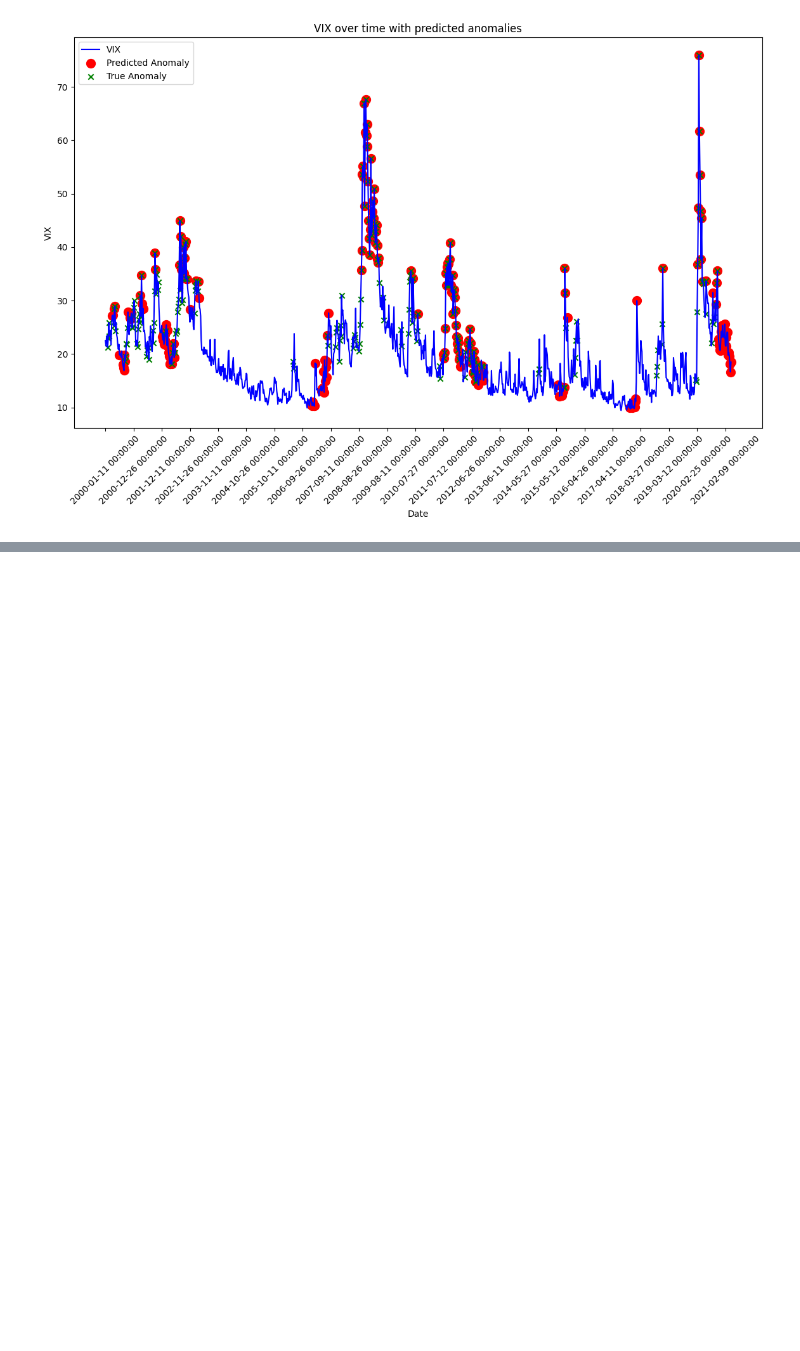
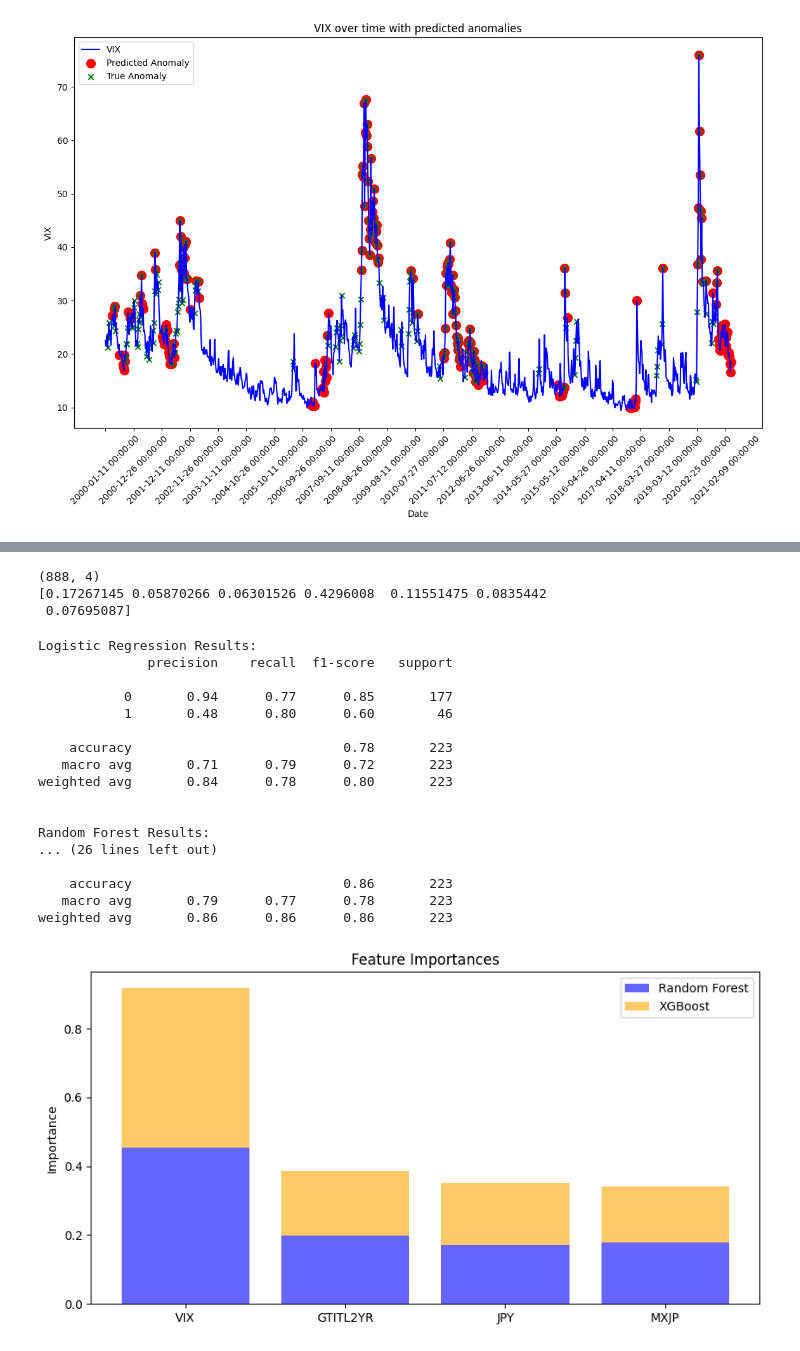
Before and after one commit to pc9350/Market-Anomaly-Detection, a Jupyter notebook: MAD.ipynb, the cells around one changed output, grey strips where cells are left out. Saved outputs shown, nothing was run; the diff lists cells and outputs as text; code cells hidden in the pictures; blank space fills up the shorter version.

```diff
--- a/MAD.ipynb
+++ b/MAD.ipynb
@@ -634,0 +701,80 @@ shap.summary_plot(shap_values,selected_features, plot_type="bar")
+# %%
+print(X_train.shape)  # Dimensions of training data
+print(xgb_model.feature_importances_)
+# %% [output]
+(888, 4)
+[0.17267145 0.05870266 0.06301526 0.4296008  0.11551475 0.0835442
+ 0.07695087]
+# %%
+# Select the required features and target variable
+selected_features = ['VIX', 'GTITL2YR', 'JPY', 'MXJP']
+X = df[selected_features]
+y = df['Y']
+
+# Split the data
+X_train, X_test, y_train, y_test = train_test_split(X, y, test_size=0.2, random_state=42)
+
+# Standardize the data
+scaler = StandardScaler()
+X_train_scaled = scaler.fit_transform(X_train)
+X_test_scaled = scaler.transform(X_test)
+
+# Logistic Regression
+lr_model = LogisticRegression(random_state=42, class_weight="balanced")
+lr_model.fit(X_train_scaled, y_train)
+y_pred_lr = lr_model.predict(X_test_scaled)
+print("\nLogistic Regression Results:")
+print(classification_report(y_test, y_pred_lr))
+
+# Random Forest Classifier
+rf_model = RandomForestClassifier(random_state=42)
+rf_model.fit(X_train, y_train)
+y_pred_rf = rf_model.predict(X_test)
+print("\nRandom Forest Results:")
+print(classification_report(y_test, y_pred_rf))
+
+# Isolation Forest
+iso_forest = IsolationForest(contamination=0.2, random_state=42)
+iso_forest.fit(X_train)
+y_pred_iso = iso_forest.predict(X_test)
+y_pred_iso = np.where(y_pred_iso == -1, 1, 0)  # Convert -1 to 1 (anomalies), 1 to 0
+print("\nIsolation Forest Results:")
+print(classification_report(y_test, y_pred_iso))
+
+# XGBoost
+xgb_model = xgb.XGBClassifier(random_state=42)
+xgb_model.fit(X_train, y_train)
+y_pred_xgb = xgb_model.predict(X_test)
+print("\nXGBoost Results:")
+print(classification_report(y_test, y_pred_xgb))
+
+# Feature Importance Visualization for Random Forest and XGBoost
+feature_importances_rf = rf_model.feature_importances_
+feature_importances_xgb = xgb_model.feature_importances_
+
+plt.figure(figsize=(10, 5))
+plt.bar(selected_features, feature_importances_rf, color='blue', alpha=0.6, label='Random Forest')
+plt.bar(selected_features, feature_importances_xgb, color='orange', alpha=0.6, label='XGBoost', bottom=feature_importances_rf)
+plt.title("Feature Importances")
+plt.ylabel("Importance")
+plt.legend()
+plt.show()
+# %% [output]
+Logistic Regression Results:
+              precision    recall  f1-score   support
+
+           0       0.94      0.77      0.85       177
+           1       0.48      0.80      0.60        46
+
+    accuracy                           0.78       223
+   macro avg       0.71      0.79      0.72       223
+weighted avg       0.84      0.78      0.80       223
+
+
+Random Forest Results:
+... (26 lines left out)
+
+    accuracy                           0.86       223
+   macro avg       0.79      0.77      0.78       223
+weighted avg       0.86      0.86      0.86       223
+[figure, added]
```
Also changed, not shown: parts of 18 cells of this notebook.
